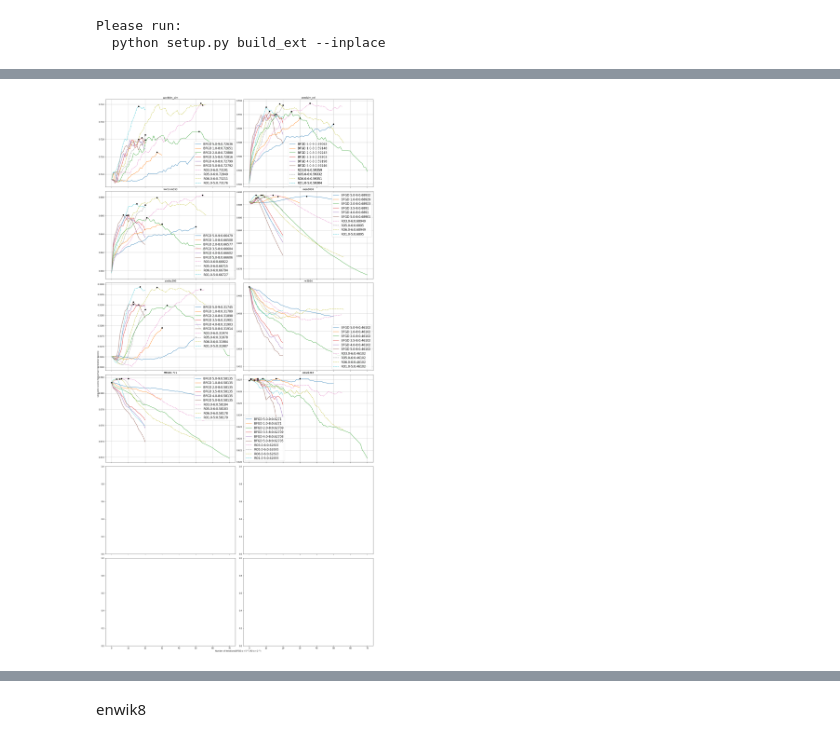
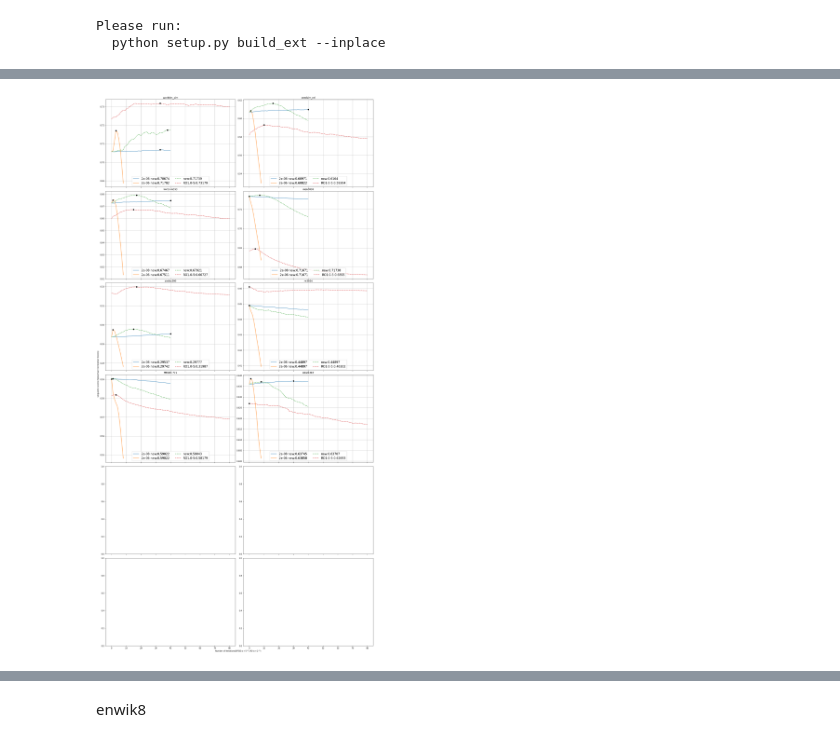
Before and after one commit to YerongLi/BFGD-sgns, a Jupyter notebook: evaluation.ipynb, the cells around one changed output, grey strips where cells are left out. Cells and saved outputs as stored; diff of their text form; code cells hidden in the pictures.

```diff
--- a/evaluation.ipynb
+++ b/evaluation.ipynb
@@ -100,21 +89,26 @@ Wall time: 4.53 µs
 
 label_list={
     #'BFGDiter_from9PPM_dim100_step5.9e-08_0.0': 'BFGD 5.9-8',
-    'BFGDiter_from9PPM_dim100_step5e-09_0.0': 'BFGD 5.0-9',
-    'BFGDiter_from9PPM_dim100_step1e-08_0.0': 'BFGD 1.0-8',
-    'BFGDiter_from9PPM_dim100_step2e-08_0.0': 'BFGD 2.0-8',
-    'BFGDiter_from9PPM_dim100_step3.5e-08_0.0': 'BFGD 3.5-8',
-    'BFGDiter_from9PPM_dim100_step4e-08_0.0': 'BFGD 4.0-8',
-    'BFGDiter_from9PPM_dim100_step5e-08_0.0': 'BFGD 5.0-8',
+    'BFGDiter_fromenwik9-sub0.000100SPPMI5_dim100_step2e-08_0.0':'2e-08 new',
+    'BFGDiter_fromenwik9-sub0.000100SPPMI5_dim100_step2e-06_0.0':'2e-06 new',
+
+    #'BFGDiter_from9PPM_dim100_step7e-08_0.0': 'BFGD 7-08',
+    #'BFGDiter_from9PPM_dim100_step5e-09_0.0': 'BFGD 5.0-9',
+    #'BFGDiter_from9PPM_dim100_step1e-08_0.0': 'BFGD 1.0-8',
+    #'BFGDiter_from9PPM_dim100_step2e-08_0.0': 'BFGD 2.0-8',
+    #'BFGDiter_from9PPM_dim100_step3.5e-08_0.0': 'BFGD 3.5-8',
+    #'BFGDiter_from9PPM_dim100_step4e-08_0.0': 'BFGD 4.0-8',
+    #'BFGDiter_from9PPM_dim100_step5e-08_0.0': 'BFGD 5.0-8',
 
     #####'PSiter_from9PPM_dim100_step2e-05_0.0': 'RO',
 
     #'PSiter_from9PPM_dim100_step3e-05_0.0' : 'RO3 bad',
     #'PSiter_from9PPM_dim100_step2e-05_0.0' : 'RO2 bad',
     #'PSiter_from9PPM_dim100_step1.5e-05_0.0' : 'RO1.5',
-    'PSiter_from9PPM_dim100_step3e-06_0.0' : 'RO3.0-6',
-    'PSiter_from9PPM_dim100_step5e-06_0.0' : 'RO5.0-6',
-    'PSiter_from9PPM_dim100_step6e-06_0.0' : 'RO6.0-6',
+    #'PSiter_from9PPM_dim100_step3e-06_0.0' : 'RO3.0-6',
+    #'PSiter_from9PPM_dim100_step5e-06_0.0' : 'RO5.0-6',
+    #'PSiter_from9PPM_dim100_step6e-06_0.0' : 'RO6.0-6',
+    'PSiter_fromenwik9-sub0.000100SPPMI5_dim100_step0.0001_0.0': 'new',
     'PSiter_from9PPM_dim100_step1e-05_0.0' : 'RO1.0-5'
 
     #'biasedRevBFGDiter_from9PPM_dim100_step5e-08_0.0': 'unbalanced SVD $C=U$, $W=SV$',
@@ -159,7 +153,7 @@ for datapath in label_list.keys():
     for idx, name in enumerate(sorted_names):
         i=idx//column
         j=idx%column
-        axarr[i,j].legend(loc='best', fontsize=15)
+        axarr[i,j].legend(loc='lower center', fontsize=15, ncol=2)
 fig.text(-0.003,0.5, "Linguistic scores (Spearman Correlation Scores)", ha="center", va="center",  rotation=90)
 fig.text(0.5,0.0, "Number of Iterations(BFGD $\eta=5^{-8}$, RO $\eta=2^{-5}$)", ha="center", va="center")
 # %% [output]
@@ -169 +164 @@ Wall time: 1min 44s
-[figure, old version]
+[figure, new version]
```
Also changed, not shown: parts of 12 cells of this notebook, 12 other files.
